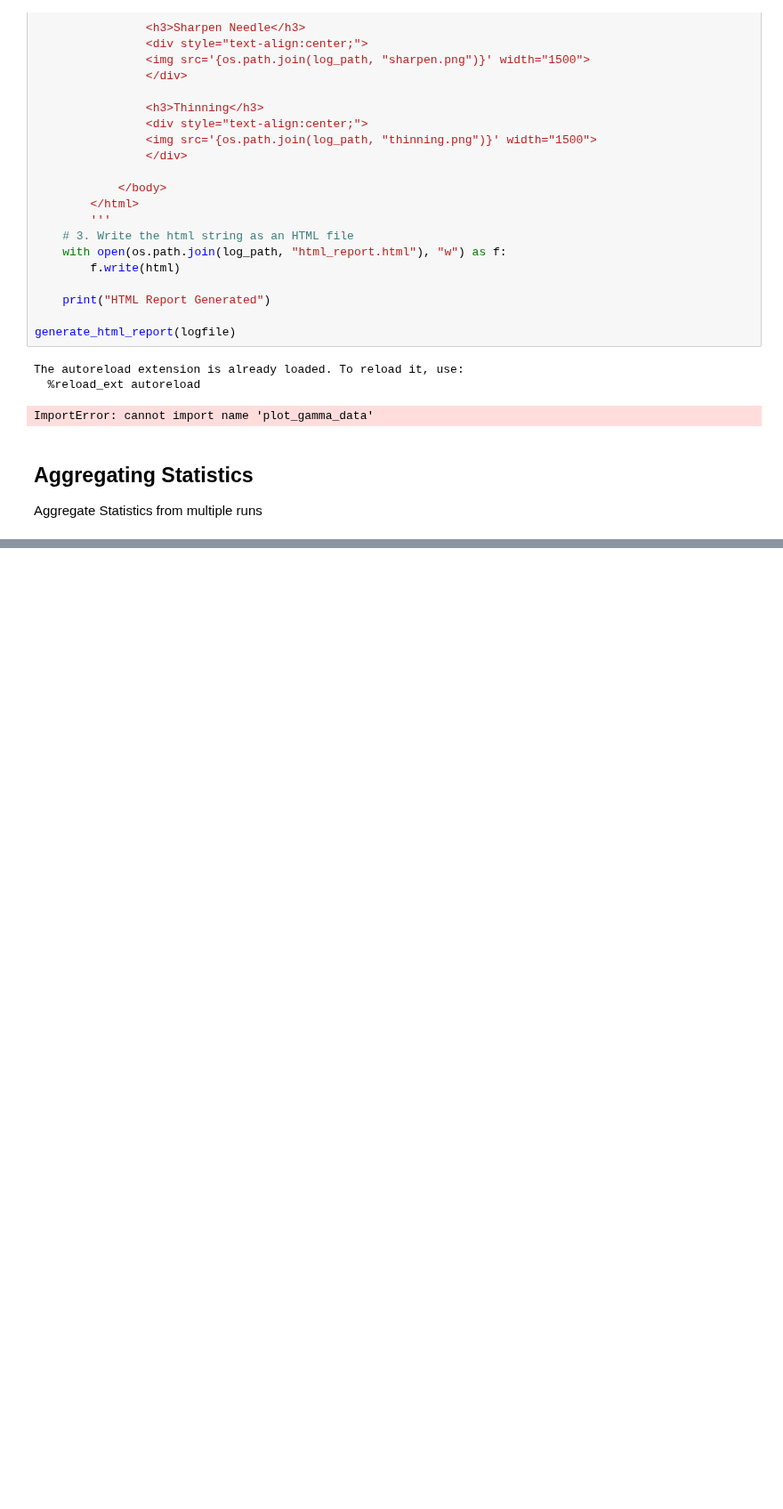
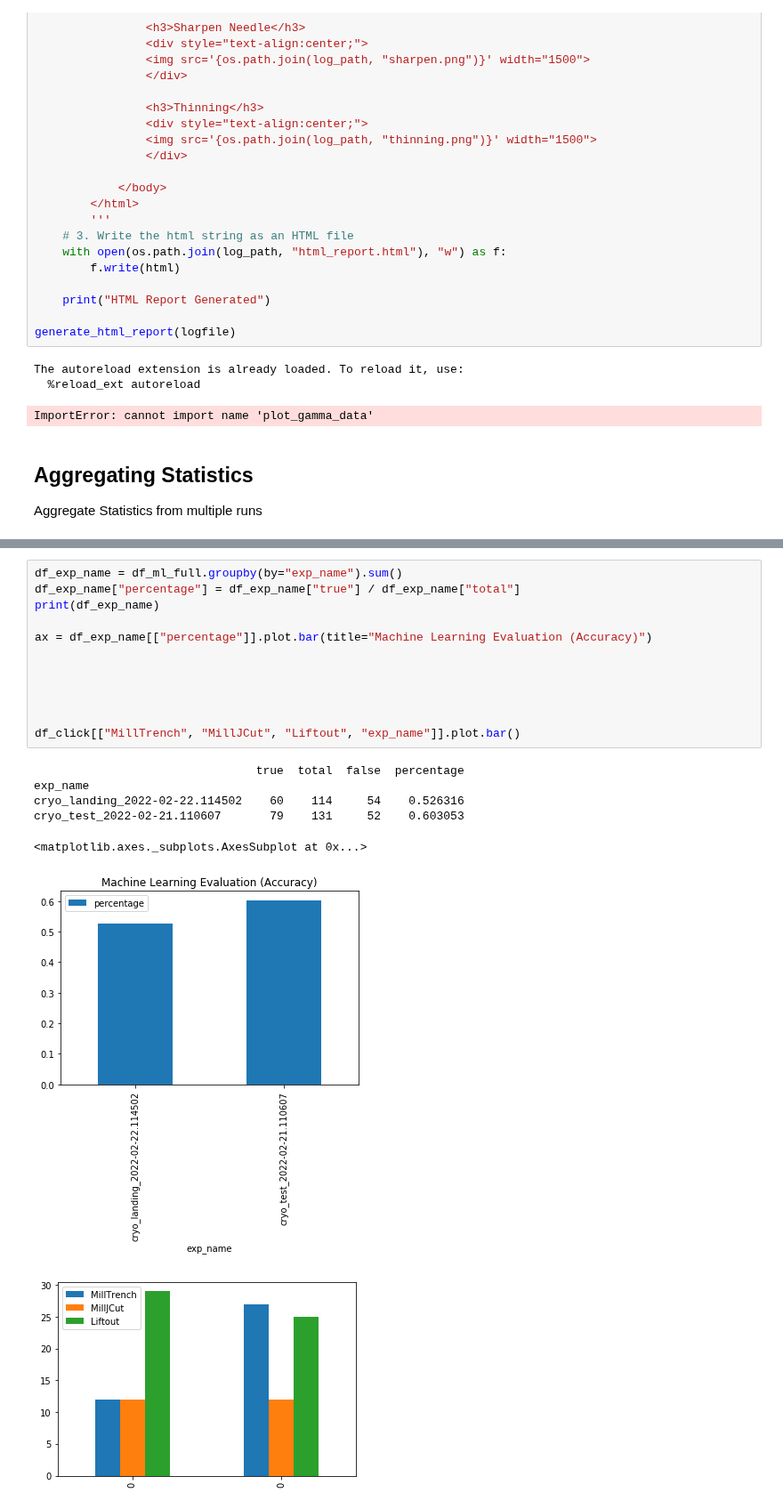
Before and after one commit to Phaips/autoliftout, a Jupyter notebook: liftout/tools/logging.ipynb, the cells around one changed output, grey strips where cells are left out. Shown at 89% size. Drawn from its saved outputs; the diff is of its cells as text; blank space fills up the shorter version.

```diff
--- a/liftout/tools/logging.ipynb
+++ b/liftout/tools/logging.ipynb
@@ -455,0 +475,20 @@ NameError: name 'MaxNLocator' is not defined
+# %%
+df_exp_name = df_ml_full.groupby(by="exp_name").sum()
+df_exp_name["percentage"] = df_exp_name["true"] / df_exp_name["total"]
+print(df_exp_name)
+
+ax = df_exp_name[["percentage"]].plot.bar(title="Machine Learning Evaluation (Accuracy)")
+
+
+
+
+
+df_click[["MillTrench", "MillJCut", "Liftout", "exp_name"]].plot.bar()
+# %% [output]
+                                true  total  false  percentage
+exp_name
+cryo_landing_2022-02-22.114502    60    114     54    0.526316
+cryo_test_2022-02-21.110607       79    131     52    0.603053
+<matplotlib.axes._subplots.AxesSubplot at 0x...>
+[figure, added]
+[figure, added]
```
Also changed, not shown: parts of 5 cells of this notebook.
